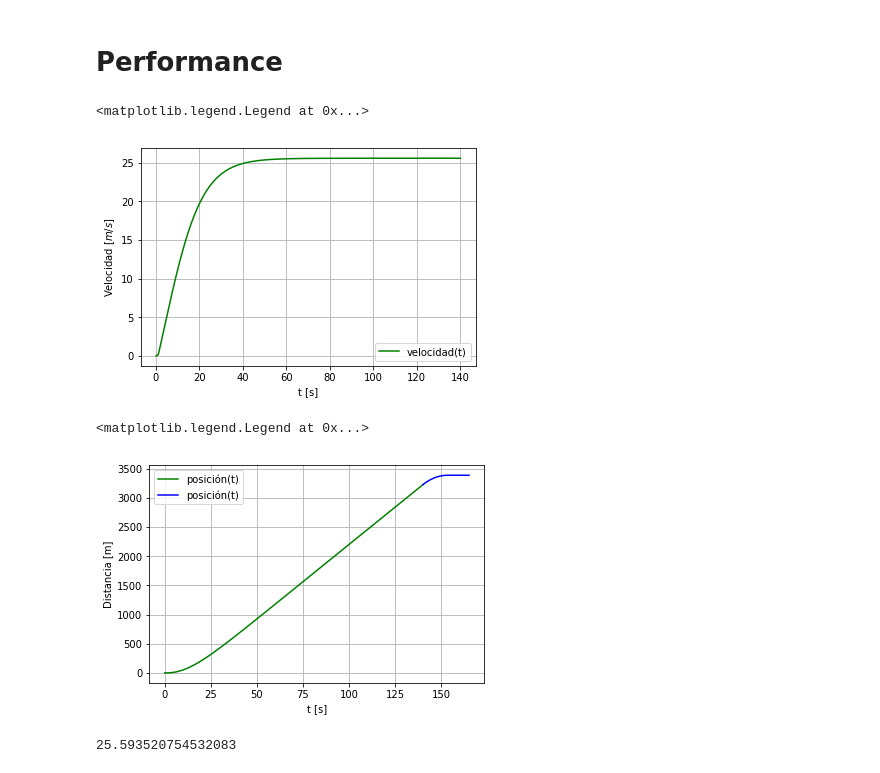
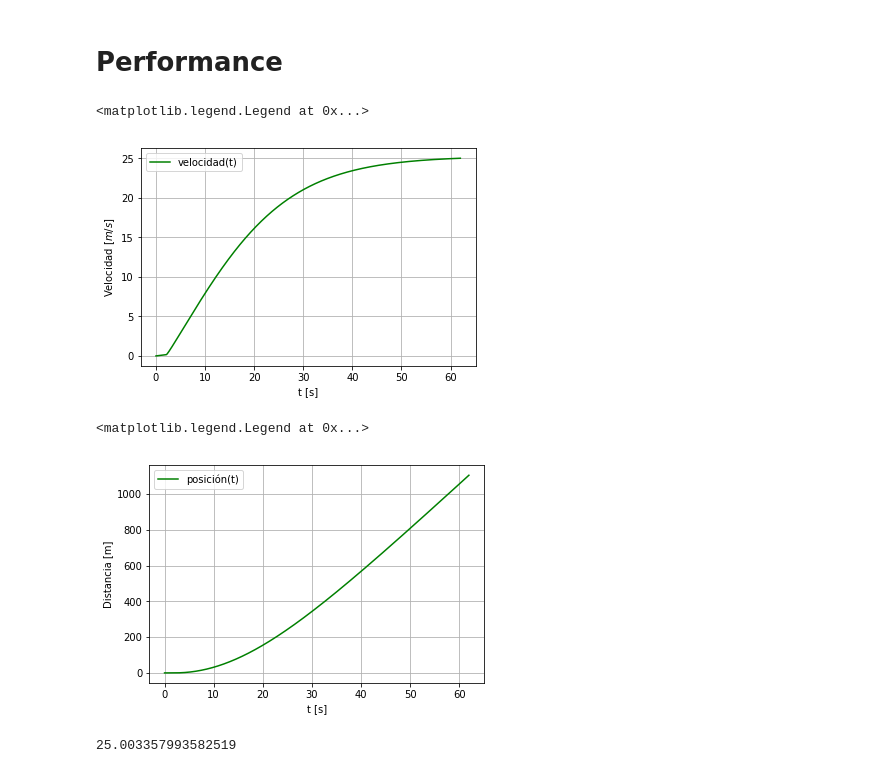
Before and after one commit to drodriguez32/Herramientas-Computacionales, a Jupyter notebook: 03_Taller-02/Taller_02-Simulador_0.0-Test.ipynb, the cells around one changed output. Saved outputs shown, nothing was run; the diff lists cells and outputs as text; code cells hidden in the pictures.

```diff
--- a/03_Taller-02/Taller_02-Simulador_0.0-Test.ipynb
+++ b/03_Taller-02/Taller_02-Simulador_0.0-Test.ipynb
@@ -10,15 +10,15 @@ Populating the interactive namespace from numpy and matplotlib
 # %%
 # Datos Llantas tractivas
 rll_std=0.139 # Radio geométrico de las llantas en traseras (m)
-#refc_std=0.98*rll_std # Radio efectivo llantas traseras (m)
-refc_std = 0.1*0.98
+refc_std=0.98*rll_std # Radio efectivo llantas traseras (m)
+#refc_std = 0.139*0.98
 rin=0.0631 #radio interno del neumático (m)
 
 # Datos Transmisión
 dp=10.0 # Dientes del piñón
 dpl=19.0 # Dientes del plato
-#ng_std=dpl/dp # Relación de Transmisión
-ng_std = 1.9
+ng_std=dpl/dp # Relación de Transmisión
+#ng_std = 1.9
 etaf=0.95 # Eficiencia de transmisión
 
 # Datos eje llantas
@@ -67,7 +67,7 @@ ig=((mpi*(rpi**2))/2.0)+((mpla*(rpla**2))/2.0) # Inercia de la transmisión (kg-
 
 ieje=(meje*reje**2)/2.0 # Inercia del eje de las llantas (kg-m^2)
 
-mr_std = ((2*illd + 2*illt)+ieje+(ii*(ng_std**2)))/(refc_std**2) # Masa equivalente de los componentes rotatorios (kg-m^2)
+mr_std = ((2*illd + 2*illt)+ieje+((ii+ig)*(ng_std**2)))/(refc_std**2) # Masa equivalente de los componentes rotatorios (kg-m^2)
 
 omega_max = 523.6
 
@@ -97,7 +97,7 @@ h = 0.07478 # Altura del centro de gravedad del kart con respecto al piso (m)
 <h3><center>$D = \frac{1}{2} \rho A_F C_D V^2$</center></h3>
 # %%
 def drag(vx):
-    D = (1.0/2.0)*rho*af*cd*(vx)**2 # (N)
+    D = (1.0/2.0)*rho*af*cd*(vx**2) # (N)
     return D
 # %% [markdown]
 ## Resistencia a la rodadura
@@ -231,7 +231,7 @@ def dvdt_b(y, t,refc=refc_std,ng=ng_std,masa=masa_std,mr=mr_std):
 # %%
 # Variables de tiempo
 t_in=0
-t_fin=140
+t_fin=62
 deltat=0.001
 
 # condiciones iniciales
@@ -270,23 +270,23 @@ ax.grid()
 plt.legend(loc = 'best')
 # %% [output]
 <matplotlib.legend.Legend at 0x...>
-[figure, old version]
+[figure, new version]
 # %%
 ax2 = plt.gca()
 
 ax2.plot(t, pos_a, 'g', label='posición(t)')
-ax2.plot(t_b, pos_b, 'b', label='posición(t)')
+#ax2.plot(t_b, pos_b, 'b', label='posición(t)')
 ax2.set_xlabel('t [s]')
 ax2.set_ylabel('Distancia [m]')
 ax2.grid()
 plt.legend(loc = 'best')
 # %% [output]
 <matplotlib.legend.Legend at 0x...>
-[figure, old version]
+[figure, new version]
 # %%
 vel_a.max()
 # %% [output]
-25.593520754532083
+25.003357993582519
 # %%
 tor = []
 rx = []
```
Also changed, not shown: parts of 8 cells of this notebook, 24 other files.
